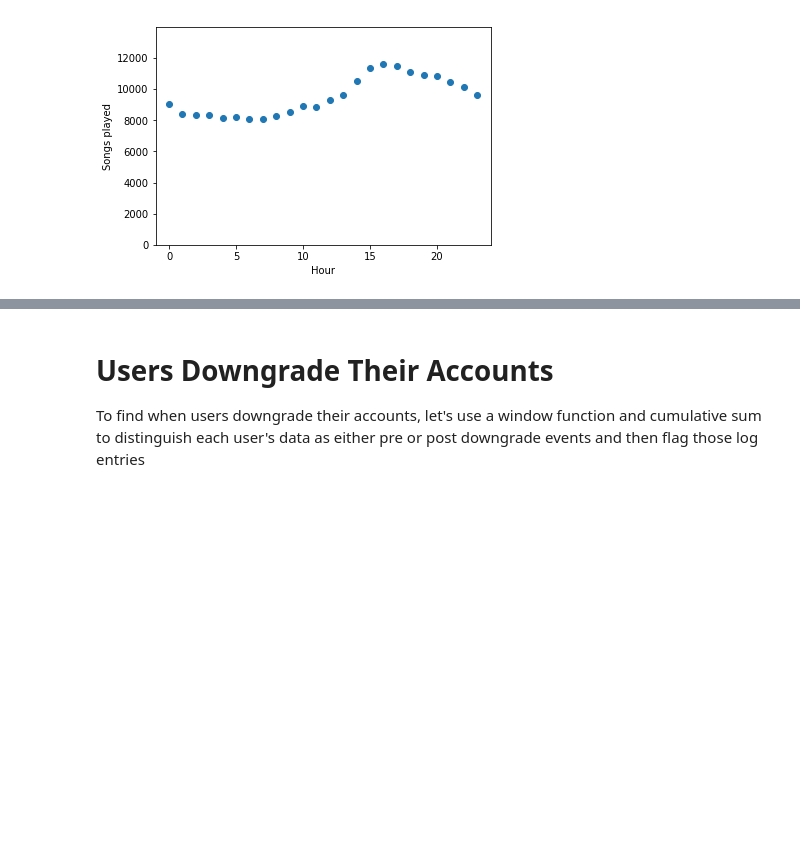
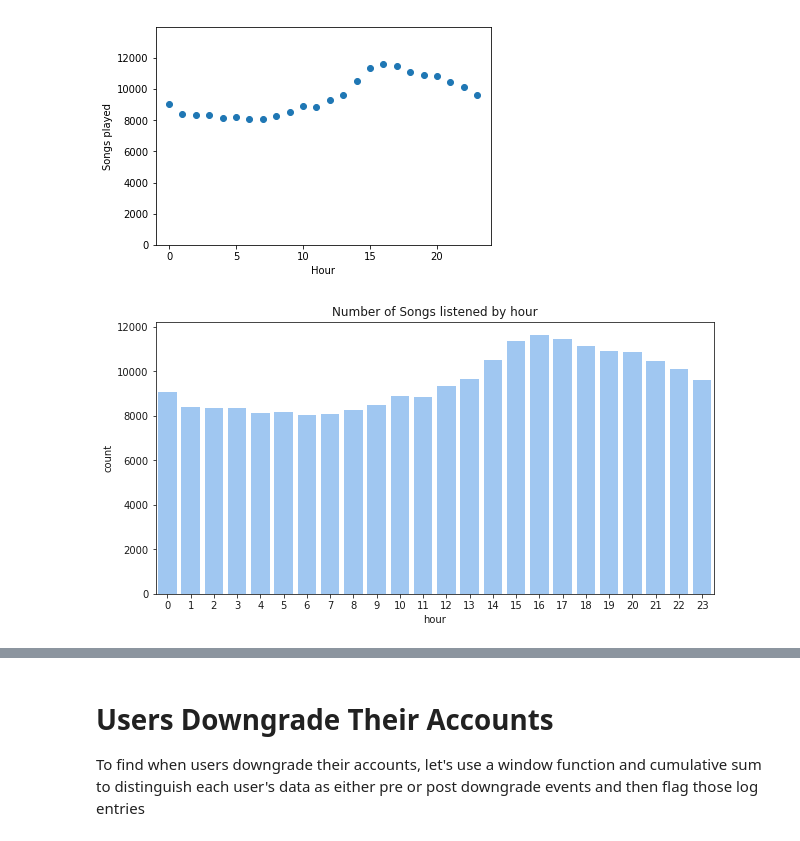
Before and after one commit to inmaugarc/DataScienceCapstone, a Jupyter notebook: Sparkify.ipynb, the cells around one changed output, grey strips where cells are left out. Saved outputs shown, nothing was run; the diff lists cells and outputs as text; code cells hidden in the pictures; blank space fills up the shorter version.

```diff
--- a/Sparkify.ipynb
+++ b/Sparkify.ipynb
@@ -496,0 +906,14 @@ songs_in_hour = df.filter(df.page == "NextSong").groupby(df.hour).count().orderB
+# %%
+# Maybe it's interesting augment our dataset with the device the users utilize our Sparkify service
+# let's map the operating system, through the Browser
+
+map = {'macintosh':'MAC', 'iphone':'IPHONE','ipad':'IPAD',
+           'x11':'LINUX','compatible':'WINDOWS',
+           'windows nt 5.0':'WINDOWS','windows nt 5.1':'WINDOWS',
+          'windows nt 6.1':'WINDOWS', 'windows nt 6.0':'WINDOWS',
+          'windows nt 6.2':'WINDOWS'}
+
+classify_os = udf(lambda x: map[re.findall('\(([^\)]*)\)', x)[0].split(';')[0].lower()])
+
+df_valid = df_valid.withColumn('OS', classify_os(df_valid.userAgent))
+#df_valid.select('OS').distinct().show(5)
@@ -497,3 +927,5 @@ songs_in_hour = df.filter(df.page == "NextSong").groupby(df.hour).count().orderB
+# %%
+songs_in_hour = df_valid.filter(df_valid.page == "NextSong").groupby(df_valid.hour).count().orderBy(df_valid.hour.cast("float"))
 # %%
 songs_in_hour.show()
 # %% [output]
@@ -525,3 +957,12 @@ plt.xlabel("Hour")
 plt.ylabel("Songs played");
 # %% [output]
 [figure]
+# %%
+sns.set_color_codes("pastel")
+plt.figure(figsize=(10,5))
+sns.barplot(x='hour', y='count', data=songs_in_hour_pd, color="b")
+plt.title('Number of Songs listened by hour')
+plt.ylabel('count');
+plt.savefig('df_number_songs_by_hour.png')
+# %% [output]
+[figure, added]
```
Also changed, not shown: parts of 154 cells of this notebook.
